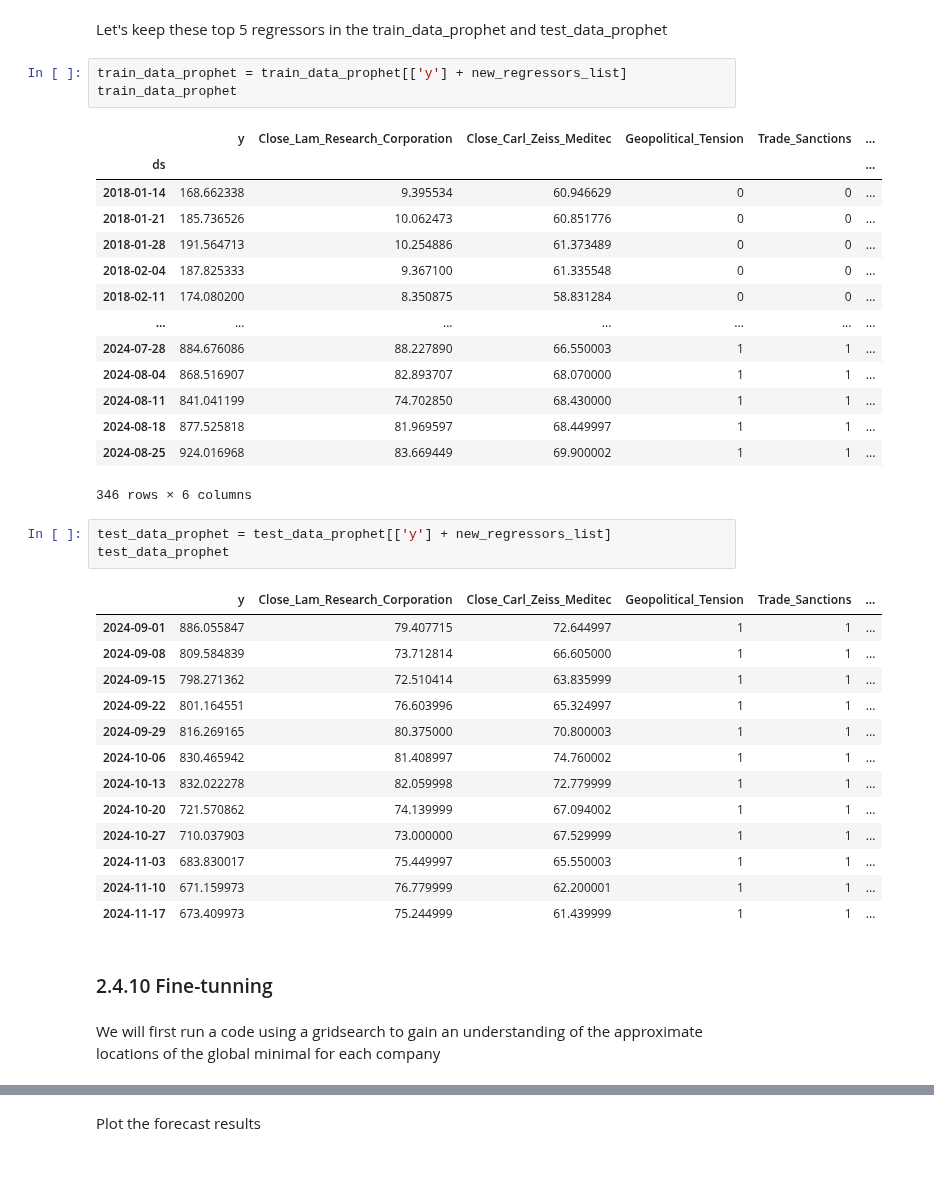
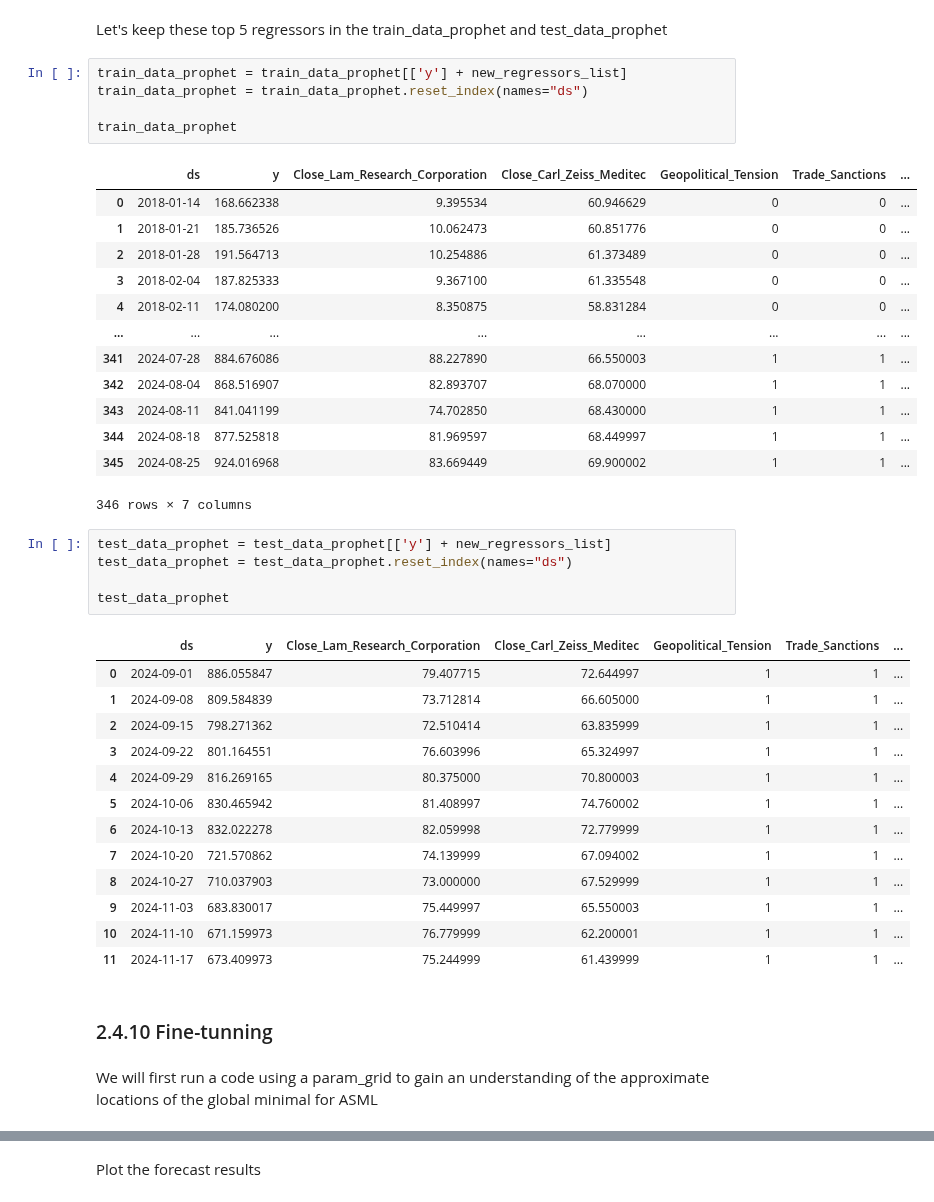
Before and after one commit to mbarriola96/stock_prices_forecasting, a Jupyter notebook: 05_modelling.ipynb, the cells around one changed output, grey strips where cells are left out. Saved outputs shown, nothing was run; the diff lists cells and outputs as text; blank space fills up the shorter version.

```diff
--- a/05_modelling.ipynb
+++ b/05_modelling.ipynb
@@ -547,43 +547,46 @@ Close_Tokyo_Electron_Limited
 Let's keep these top 5 regressors in the train_data_prophet and test_data_prophet
 # %%
 train_data_prophet = train_data_prophet[['y'] + new_regressors_list]
+train_data_prophet = train_data_prophet.reset_index(names="ds")
+
 train_data_prophet
 # %% [output]
-|  | y | Close_Lam_Research_Corporation | Close_Carl_Zeiss_Meditec | Geopolitical_Tension | Trade_Sanctions | ... |
-| ds |  |  |  |  |  | ... |
-| 2018-01-14 | 168.662338 | 9.395534 | 60.946629 | 0 | 0 | ... |
-| 2018-01-21 | 185.736526 | 10.062473 | 60.851776 | 0 | 0 | ... |
-| 2018-01-28 | 191.564713 | 10.254886 | 61.373489 | 0 | 0 | ... |
-| 2018-02-04 | 187.825333 | 9.367100 | 61.335548 | 0 | 0 | ... |
-| 2018-02-11 | 174.080200 | 8.350875 | 58.831284 | 0 | 0 | ... |
-| ... | ... | ... | ... | ... | ... | ... |
-| 2024-07-28 | 884.676086 | 88.227890 | 66.550003 | 1 | 1 | ... |
-| 2024-08-04 | 868.516907 | 82.893707 | 68.070000 | 1 | 1 | ... |
-| 2024-08-11 | 841.041199 | 74.702850 | 68.430000 | 1 | 1 | ... |
-| 2024-08-18 | 877.525818 | 81.969597 | 68.449997 | 1 | 1 | ... |
-| 2024-08-25 | 924.016968 | 83.669449 | 69.900002 | 1 | 1 | ... |
+|  | ds | y | Close_Lam_Research_Corporation | Close_Carl_Zeiss_Meditec | Geopolitical_Tension | Trade_Sanctions | ... |
+| 0 | 2018-01-14 | 168.662338 | 9.395534 | 60.946629 | 0 | 0 | ... |
+| 1 | 2018-01-21 | 185.736526 | 10.062473 | 60.851776 | 0 | 0 | ... |
+| 2 | 2018-01-28 | 191.564713 | 10.254886 | 61.373489 | 0 | 0 | ... |
+| 3 | 2018-02-04 | 187.825333 | 9.367100 | 61.335548 | 0 | 0 | ... |
+| 4 | 2018-02-11 | 174.080200 | 8.350875 | 58.831284 | 0 | 0 | ... |
+| ... | ... | ... | ... | ... | ... | ... | ... |
+| 341 | 2024-07-28 | 884.676086 | 88.227890 | 66.550003 | 1 | 1 | ... |
+| 342 | 2024-08-04 | 868.516907 | 82.893707 | 68.070000 | 1 | 1 | ... |
+| 343 | 2024-08-11 | 841.041199 | 74.702850 | 68.430000 | 1 | 1 | ... |
+| 344 | 2024-08-18 | 877.525818 | 81.969597 | 68.449997 | 1 | 1 | ... |
+| 345 | 2024-08-25 | 924.016968 | 83.669449 | 69.900002 | 1 | 1 | ... |
-346 rows × 6 columns
+346 rows × 7 columns
 # %%
 test_data_prophet = test_data_prophet[['y'] + new_regressors_list]
+test_data_prophet = test_data_prophet.reset_index(names="ds")
+
 test_data_prophet
 # %% [output]
-|  | y | Close_Lam_Research_Corporation | Close_Carl_Zeiss_Meditec | Geopolitical_Tension | Trade_Sanctions | ... |
-| 2024-09-01 | 886.055847 | 79.407715 | 72.644997 | 1 | 1 | ... |
-| 2024-09-08 | 809.584839 | 73.712814 | 66.605000 | 1 | 1 | ... |
-| 2024-09-15 | 798.271362 | 72.510414 | 63.835999 | 1 | 1 | ... |
-| 2024-09-22 | 801.164551 | 76.603996 | 65.324997 | 1 | 1 | ... |
-| 2024-09-29 | 816.269165 | 80.375000 | 70.800003 | 1 | 1 | ... |
-| 2024-10-06 | 830.465942 | 81.408997 | 74.760002 | 1 | 1 | ... |
-| 2024-10-13 | 832.022278 | 82.059998 | 72.779999 | 1 | 1 | ... |
-| 2024-10-20 | 721.570862 | 74.139999 | 67.094002 | 1 | 1 | ... |
-| 2024-10-27 | 710.037903 | 73.000000 | 67.529999 | 1 | 1 | ... |
-| 2024-11-03 | 683.830017 | 75.449997 | 65.550003 | 1 | 1 | ... |
-| 2024-11-10 | 671.159973 | 76.779999 | 62.200001 | 1 | 1 | ... |
-| 2024-11-17 | 673.409973 | 75.244999 | 61.439999 | 1 | 1 | ... |
+|  | ds | y | Close_Lam_Research_Corporation | Close_Carl_Zeiss_Meditec | Geopolitical_Tension | Trade_Sanctions | ... |
+| 0 | 2024-09-01 | 886.055847 | 79.407715 | 72.644997 | 1 | 1 | ... |
+| 1 | 2024-09-08 | 809.584839 | 73.712814 | 66.605000 | 1 | 1 | ... |
+| 2 | 2024-09-15 | 798.271362 | 72.510414 | 63.835999 | 1 | 1 | ... |
+| 3 | 2024-09-22 | 801.164551 | 76.603996 | 65.324997 | 1 | 1 | ... |
+| 4 | 2024-09-29 | 816.269165 | 80.375000 | 70.800003 | 1 | 1 | ... |
+| 5 | 2024-10-06 | 830.465942 | 81.408997 | 74.760002 | 1 | 1 | ... |
+| 6 | 2024-10-13 | 832.022278 | 82.059998 | 72.779999 | 1 | 1 | ... |
+| 7 | 2024-10-20 | 721.570862 | 74.139999 | 67.094002 | 1 | 1 | ... |
+| 8 | 2024-10-27 | 710.037903 | 73.000000 | 67.529999 | 1 | 1 | ... |
+| 9 | 2024-11-03 | 683.830017 | 75.449997 | 65.550003 | 1 | 1 | ... |
+| 10 | 2024-11-10 | 671.159973 | 76.779999 | 62.200001 | 1 | 1 | ... |
+| 11 | 2024-11-17 | 673.409973 | 75.244999 | 61.439999 | 1 | 1 | ... |
 # %% [markdown]
 ### 2.4.10 Fine-tunning
 # %% [markdown]
-We will first run a code using a gridsearch to gain an understanding of the approximate locations of the global minimal for each company
+We will first run a code using a param_grid to gain an understanding of the approximate locations of the global minimal for ASML
 # %%
 # Dictionary to store the best parameters and performance metrics
 best_params_per_company = {}
```
Also changed, not shown: parts of 27 cells of this notebook, 6 other files.
